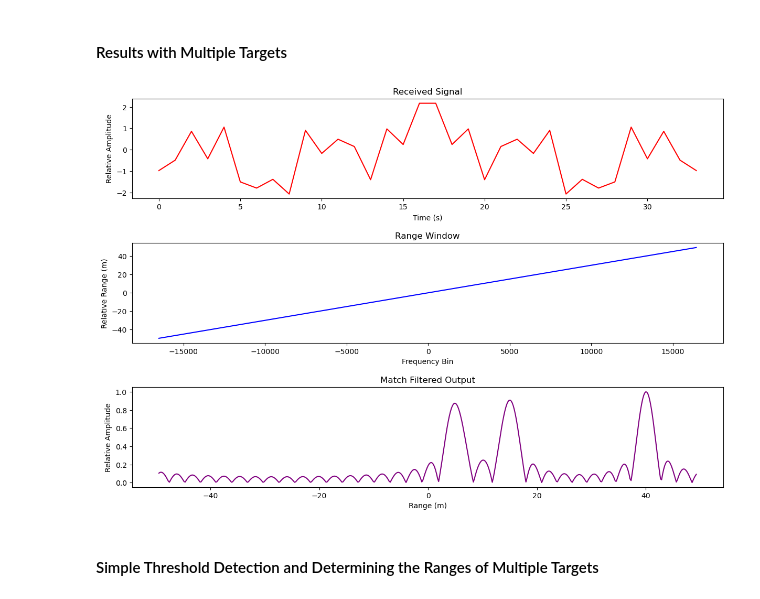
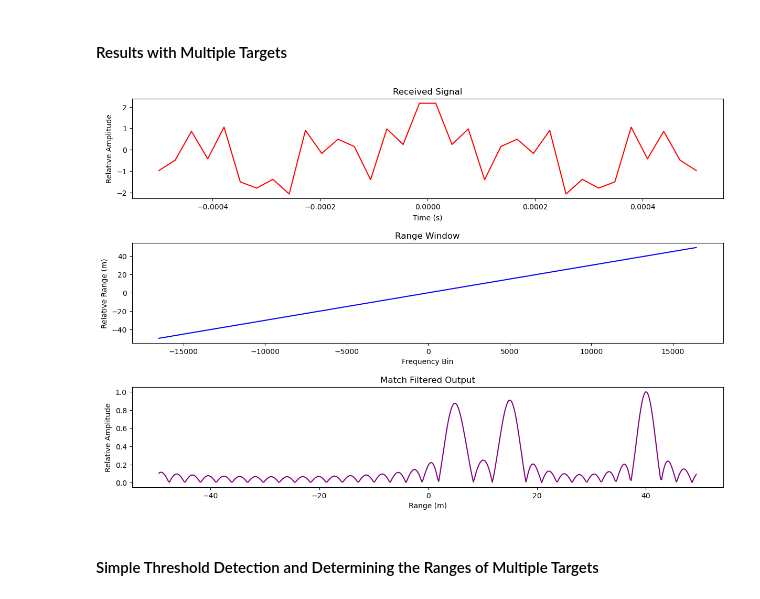
Before and after one commit to AndrewPlayer3/sar_processing, a Jupyter notebook: pulse_compression.ipynb, the cells around one changed output. Cells and saved outputs as stored; diff of their text form; code cells hidden in the pictures.

Commit message:
graph edit

```diff
--- a/pulse_compression.ipynb
+++ b/pulse_compression.ipynb
@@ -146,26 +146,26 @@ so_processed, range_window, frequencies = stretch_processor(so, pulsewidth, band
 # %%
 figure, axis = plt.subplots(3, 1, figsize=(12, 8))
 
 figure.tight_layout(pad=1.08, h_pad=4, w_pad=None)
 
-axis[0].plot(so.real, color='red')
+axis[0].plot(t, so.real, color='red')
 axis[0].set_title('Received Signal')
 axis[0].set_xlabel('Time (s)')
 axis[0].set_ylabel('Relative Amplitude')
 
 axis[1].plot(frequencies, range_window.real, color='blue')
 axis[1].set_title('Range Window')
 axis[1].set_xlabel('Frequency Bin')
 axis[1].set_ylabel('Relative Range (m)')
 
 axis[2].plot(range_window, so_processed.real, color='purple')
 axis[2].set_title('Match Filtered Output')
 axis[2].set_xlabel('Range (m)')
 axis[2].set_ylabel('Relative Amplitude')
 
 plt.show()
 # %% [output]
-[figure, old version]
+[figure, new version]
 # %% [markdown]
 #### Simple Threshold Detection and Determining the Ranges of Multiple Targets
 # %%
```
